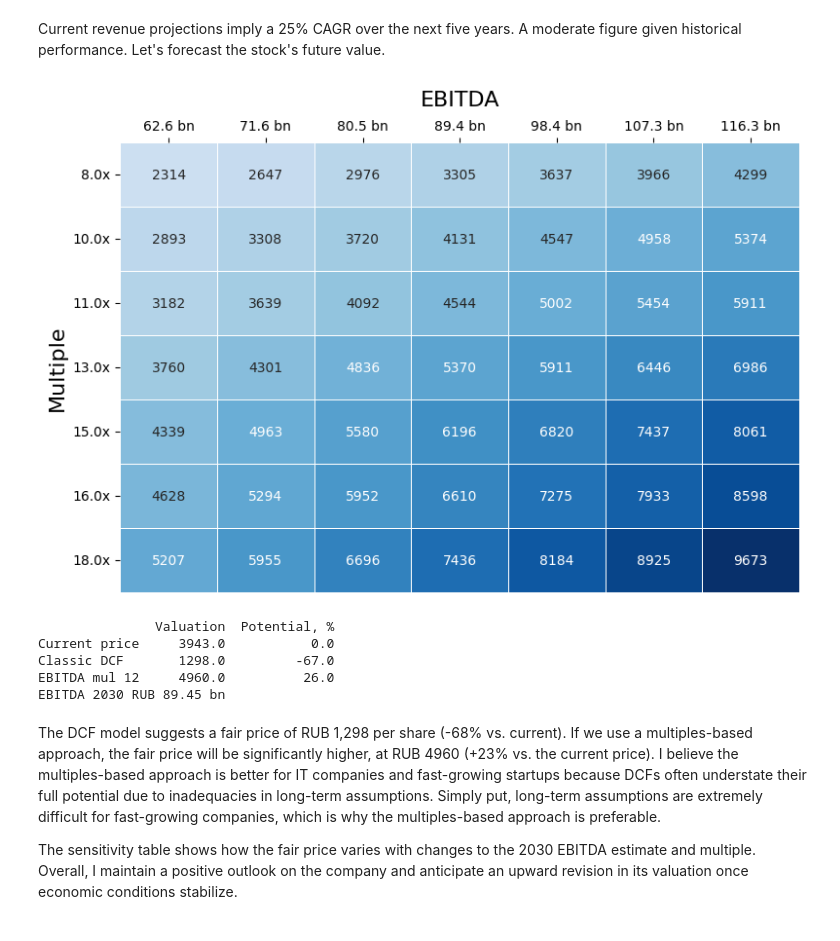
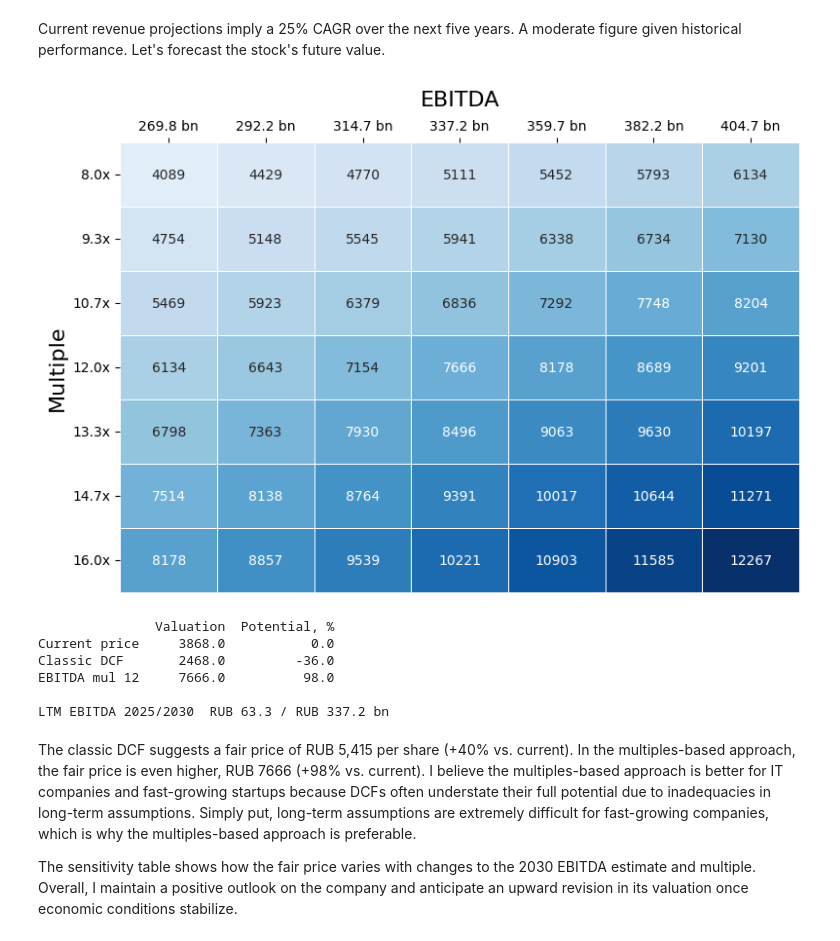
Before and after one commit to Sergei-Ryzhkov/Projects, a Jupyter notebook: OZON analysis.ipynb, the cells around one changed output. Cells and saved outputs as stored; diff of their text form; code cells hidden in the pictures.

```diff
--- a/OZON analysis.ipynb
+++ b/OZON analysis.ipynb
@@ -622,7 +623,7 @@ Current revenue projections imply a 25% CAGR over the next five years. A moderat
 tax_rate = 0.2
 wacc = 0.20
 capex_coef = -0.08
-ebitda_coef = np.linspace(EBITDA_margin.iloc[-1] / 100, 20 / 100, 20) # Assume the margin will grow from 15% to 20%
+ebitda_coef = np.linspace(EBITDA_margin.iloc[-1] / 100, 20 / 100, 20) # Assume the EBITDA margin will grow from 15% to 20%
 NWC_coef = -0.01
 terminal_growth = 0.05
 
@@ -636,9 +637,9 @@ projection['FCF'] = round(projection.iloc[:,2:].sum(axis=1) ,2)
 projection['WACC'] = round(1 / (1+wacc/4)**pd.Series(range(1, len(projection)+1) , index=projection.index), 2)
 projection['DFCF'] = round(projection['FCF'] * projection['WACC'], 2)
 
-final_fcf = projection['FCF'].sum()
+final_fcf = projection['FCF'].iloc[-4:].sum()
 terminal_value = (final_fcf * (1 + terminal_growth)) / (wacc - terminal_growth)
-pv_terminal = terminal_value * projection['WACC'].iloc[-1]
+pv_terminal = terminal_value * projection['WACC'].iloc[-4:].mean()
 
 
 enterprise_value = projection['DFCF'].sum() + pv_terminal
@@ -649,53 +650,53 @@ shares = ozon_fr.iloc[17, -1]
 fair_price = equity_value * 1000000000 / shares # Calculate a fair price per share
 
 
-ebitda_multiple = 12 # Current ration
+ebitda_multiple = 12 # Current multiple
 fair_price_mul = ebitda_multiple * projection['EBITDA'].iloc[-4:].sum() * projection['WACC'].iloc[-4:].mean() * 1000000000 / shares # Calculate a fair price per share using EBITDA multiple
 
 current_price = ozon_fr.iloc[21, -1] # Current OZON's price
 
 potential_table = pd.DataFrame({
     'Current price': current_price,
     'Classic DCF': round(fair_price),
     'EBITDA mul 12': round(fair_price_mul)},
     index=['Valuation']).T
 potential_table['Potential, %'] = round((potential_table['Valuation'] - potential_table['Valuation'].iloc[0]) / potential_table['Valuation'].iloc[0] * 100)
 potential_table
 
 
-
-#Sensitivity analysis
-EBITDA_multpl_range = np.linspace(8, 16, 7).round()
-EBITDA_range = np.linspace(projection['EBITDA'].iloc[-4:].sum() * 0.7, projection['EBITDA'].iloc[-4:].sum()*1.3, 7).round(1)
+# Sensitivity analysis
+EBITDA_multpl_range = np.linspace(8, 16, 7).round(1)
+EBITDA_range = np.linspace(projection['EBITDA'].iloc[-4:].sum() * 0.8, projection['EBITDA'].iloc[-4:].sum()*1.2, 7).round(1)
 
 sensitivity_table = pd.DataFrame(columns=[f"{e} bn" for e in EBITDA_range], index=[f"{b}x" for b in EBITDA_multpl_range])
 
 for  ebitda in EBITDA_range:
     sensitivity_table[f"{ebitda} bn"] = (ebitda * EBITDA_multpl_range* projection['WACC'].iloc[-4:].mean() * 1_000_000_000 / shares).round().astype(int)
 
 
-#Sensitivity heatmap
+# Create a Sensitivity heatmap
 Sensitivity_figure, sng = plt.subplots(figsize=(9,6))
 sng = sns.heatmap(sensitivity_table, center=fair_price_mul, annot=True, fmt=".0f", cmap='Blues',
                   linewidths=0.5, ax=sng, cbar=False)
 sng.tick_params(axis='x', which='both', top=True, labeltop=True, labelbottom=False)
 sng.xaxis.set_ticks_position('top')
 sng.yaxis.set_tick_params(rotation=0)
 sng.xaxis.set_label_position('top')  # Move the label to the top
 sng.set_xlabel('EBITDA', fontsize=16, labelpad=10)
 sng.set_ylabel('Multiple', fontsize=16)
 plt.show()
 print(potential_table, end='\n\n')
 print(f"LTM EBITDA 2025/2030  RUB {round(ozon_plq.iloc[-1, -4:].sum(), 1)} / RUB {round(projection['EBITDA'].iloc[-4:].sum(), 1)} bn")
 # %% [output]
-[figure, old version]
+[figure, new version]
                Valuation  Potential, %
-Current price     3943.0           0.0
-Classic DCF       1298.0         -67.0
-EBITDA mul 12     4960.0          26.0
-EBITDA 2030 RUB 89.45 bn
+Current price     3868.0           0.0
+Classic DCF       2468.0         -36.0
+EBITDA mul 12     7666.0          98.0
+
+LTM EBITDA 2025/2030  RUB 63.3 / RUB 337.2 bn
 # %% [markdown]
-The DCF model suggests a fair price of RUB 1,298 per share (-68% vs. current). If we use a multiples-based approach, the fair price will be significantly higher, at RUB 4960 (+23% vs. the current price). I believe the multiples-based approach is better for IT companies and fast-growing startups because DCFs often understate their full potential due to inadequacies in long-term assumptions. Simply put, long-term assumptions are extremely difficult for fast-growing companies, which is why the multiples-based approach is preferable.
+The classic DCF suggests a fair price of RUB 5,415 per share (+40% vs. current). In the multiples-based approach, the fair price is even higher, RUB 7666 (+98% vs. current). I believe the multiples-based approach is better for IT companies and fast-growing startups because DCFs often understate their full potential due to inadequacies in long-term assumptions. Simply put, long-term assumptions are extremely difficult for fast-growing companies, which is why the multiples-based approach is preferable.
 
 The sensitivity table shows how the fair price varies with changes to the 2030 EBITDA estimate and multiple.
 Overall, I maintain a positive outlook on the company and anticipate an upward revision in its valuation once economic conditions stabilize.
```
Also changed, not shown: parts of 9 cells of this notebook, 1 other file.
